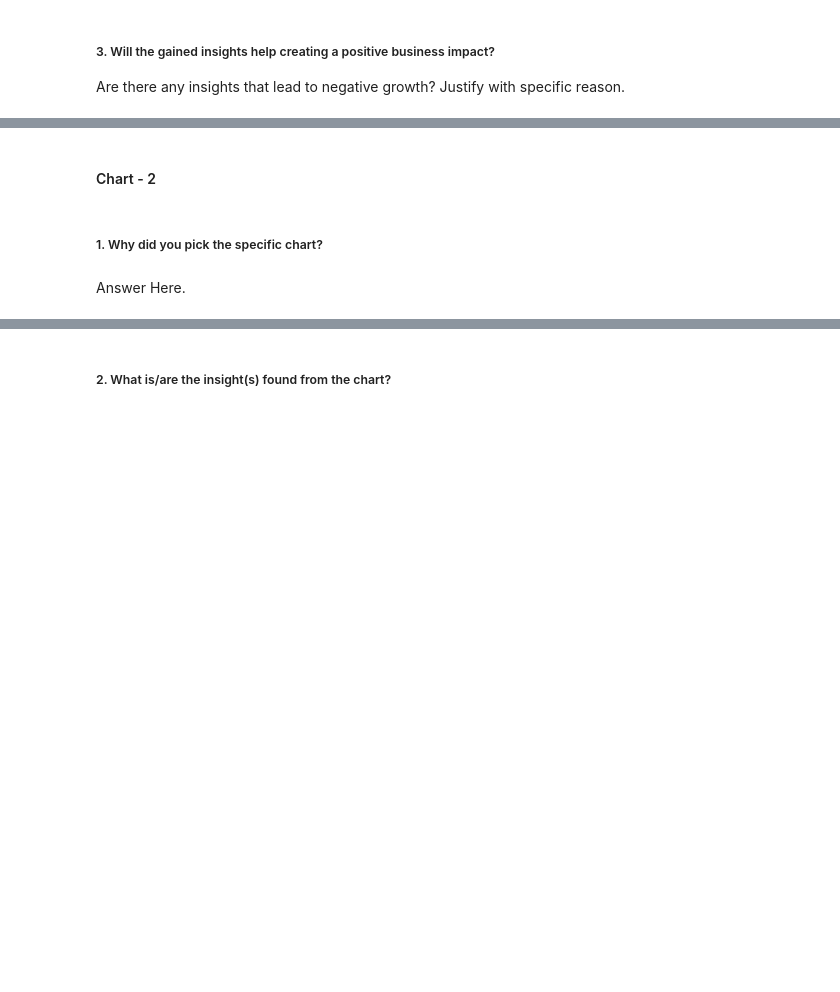
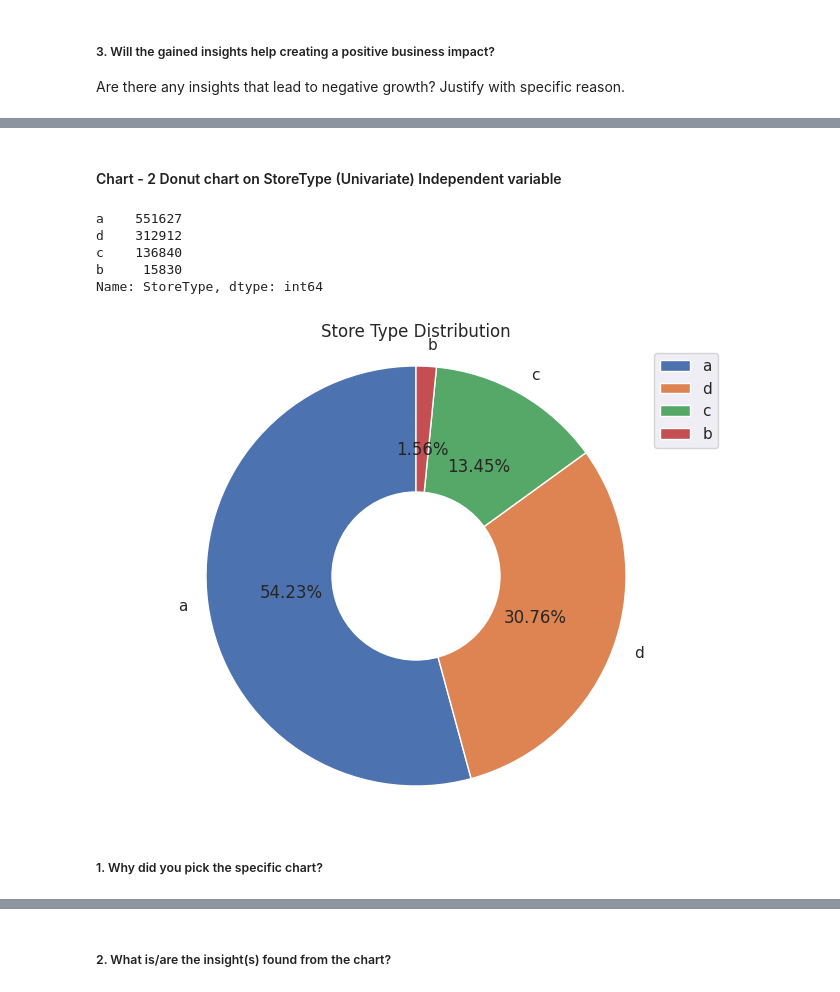
Before and after one commit to github-osama/Retail-Sales-Prediction-Regression-Project, a Jupyter notebook: Retail_Sales_Prediction_(Regression_Project).ipynb, the cells around one changed output, grey strips where cells are left out. Cells and saved outputs as stored; diff of their text form; code cells hidden in the pictures; blank space fills up the shorter version.

```diff
--- a/Retail_Sales_Prediction_(Regression_Project).ipynb
+++ b/Retail_Sales_Prediction_(Regression_Project).ipynb
@@ -160,2 +674,2 @@ Answer Here
 # %% [markdown]
-#### Chart - 2
+#### Chart - 2 Donut chart on StoreType (Univariate) Independent variable
@@ -164,4 +676,34 @@ Answer Here
+# %%
+#Chart - 2 visualization code
+# Display value counts
+print(df.StoreType.value_counts())
+
+# Calculate the percentage for each category
+percentages = df['StoreType'].value_counts(normalize=True) * 100
+
+# Create a donut chart
+fig, ax = plt.subplots()
+ax.pie(percentages, labels=percentages.index, autopct='%1.2f%%', startangle=90, wedgeprops={'edgecolor': 'white'})
+
+# Add a circle at the center to create a donut chart
+center_circle = plt.Circle((0, 0), 0.40, fc='white')
+fig.gca().add_artist(center_circle)
+
+# Equal aspect ratio ensures that pie is drawn as a circle
+ax.axis('equal')
+
+# Set a title and legend for the chart
+ax.set_title('Store Type Distribution')
+ax.legend(labels=percentages.index)
+
+# Display the chart
+plt.show()
+# %% [output]
+a    551627
+d    312912
+c    136840
+b     15830
+Name: StoreType, dtype: int64
+[figure, added]
 # %% [markdown]
 ##### 1. Why did you pick the specific chart?
-# %% [markdown]
-Answer Here.
```
Also changed, not shown: parts of 114 cells of this notebook.
